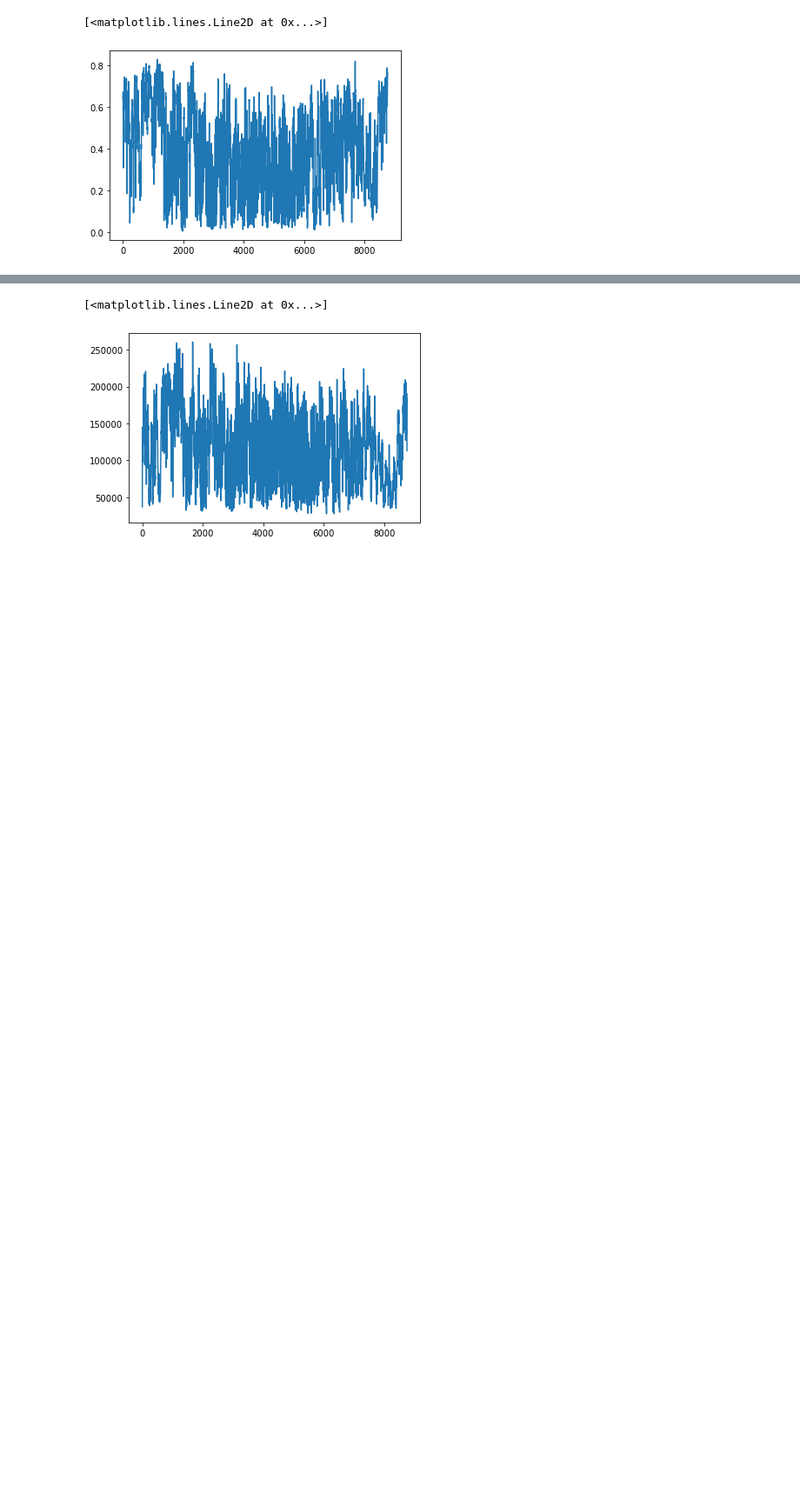
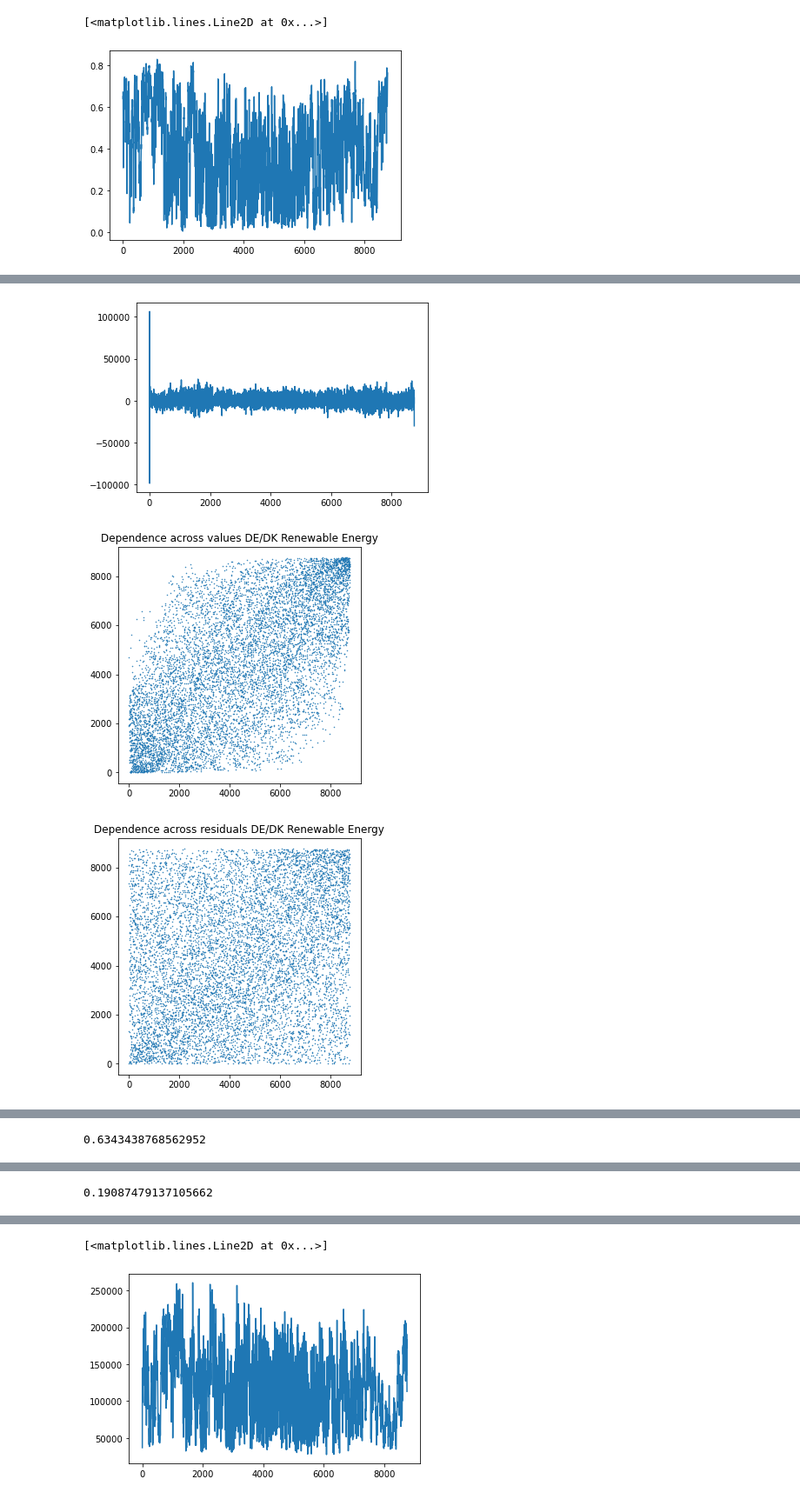
Before and after one commit to hikotei/2023_11_18-SE-Europe-Data_Challenge, a Jupyter notebook: src/2023_11_19_E.ipynb, the cells around one changed output, grey strips where cells are left out. Shown at 87% size. Drawn from its saved outputs; the diff is of its cells as text; code cells hidden in the pictures; blank space fills up the shorter version.

```diff
--- a/src/2023_11_19_E.ipynb
+++ b/src/2023_11_19_E.ipynb
@@ -140,0 +192,35 @@ sm.tsa.arima.model.ARIMA
+# %%
+res_DK=pd.Series(model_1_DK.resid.values)
+res_DE=pd.Series(model_1_DE.resid.values)
+
+plt.plot(res_DE)
+plt.show()
+
+
+plt.figure(figsize=(5,5))
+plt.plot(data_DK.rank(),data_DE.rank(),".",markersize=1)
+plt.title("Dependence across values DE/DK Renewable Energy")
+plt.show()
+
+
+plt.figure(figsize=(5,5))
+plt.plot(res_DK.rank(),res_DE.rank(),".",markersize=1)
+plt.title("Dependence across residuals DE/DK Renewable Energy")
+plt.show()
+
+
+plt.figure(figsize=(5,5))
+plt.plot(data_DK,data_DE,".",markersize=1)
+plt.title("Dependence across values DE/DK Renewable Energy")
+plt.show()
+print(data_DK.corr(data_DE))
+
+plt.figure(figsize=(5,5))
+plt.plot(res_DK,res_DE,".",markersize=1)
+plt.title("Dependence across residuals DE/DK Renewable Energy")
+plt.show()
+print(res_DK.corr(res_DE))
+# %% [output]
+[figure, added]
+[figure, added]
+[figure, added]
@@ -140,0 +228 @@ sm.tsa.arima.model.ARIMA
+0.6343438768562952
@@ -140,0 +230 @@ sm.tsa.arima.model.ARIMA
+0.19087479137105662
```
Also changed, not shown: parts of 7 cells of this notebook.
